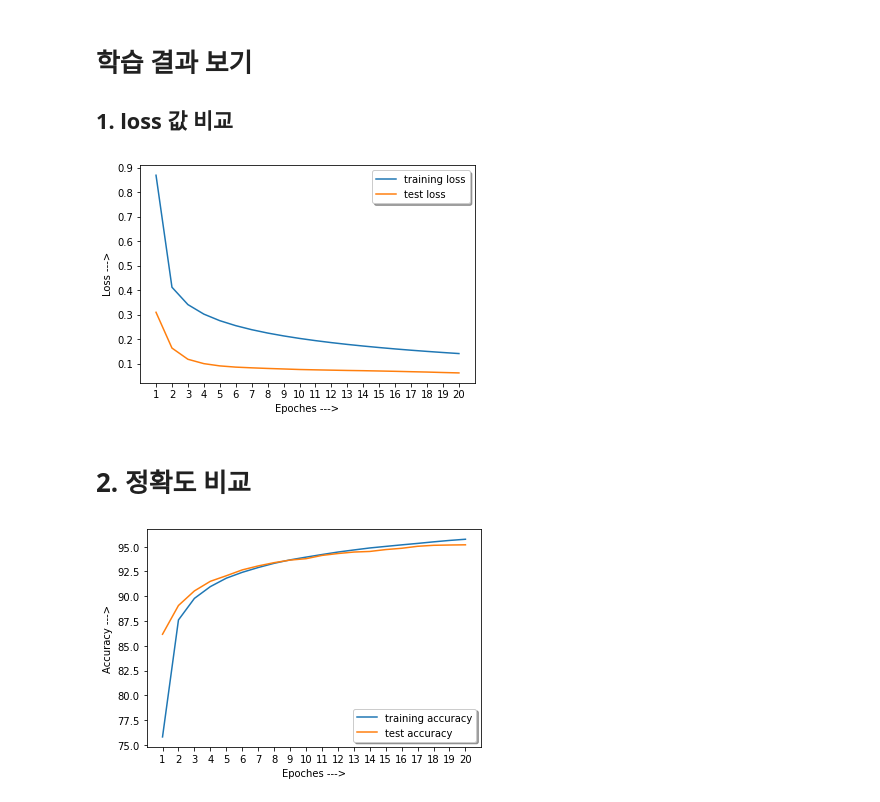
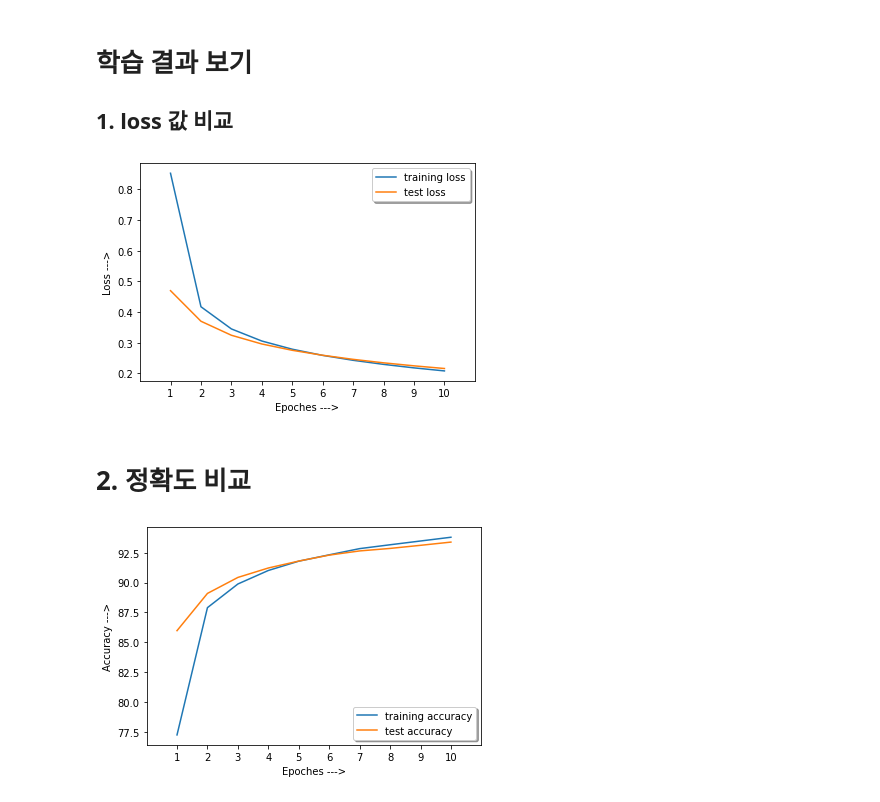
Before and after one commit to zeus6768/2021_ai, a Jupyter notebook: 12th week assignment.ipynb, the cells around one changed output. Cells and saved outputs as stored; diff of their text form; code cells hidden in the pictures.

```diff
--- a/12th week assignment.ipynb
+++ b/12th week assignment.ipynb
@@ -153,10 +184,10 @@ def training(train_loader):
     test_accuracies = []
 
     # Weight(가중치)를 초기화 (torch rand 함수 이용, 도중에 빼기 0.5를 하여 함수값이 -0.5~0.5 사이로 만드세요)
-    W_ih = torch.rand(784, 100) - 0.5
-    W_ho = torch.rand(100, 10) - 0.5
+    W_ih = torch.rand(784, 100, requires_grad=True) - 0.5
+    W_ho = torch.rand(100, 10, requires_grad=True) - 0.5
 
-    for epoch in range(20):
+    for epoch in range(10):
 
         train_losses = []
         test_losses = []
@@ -187,11 +218,11 @@ def training(train_loader):
             loss = cross_entropy(softmaxed_outputs, expected_outputs)
 
              # training accuracy 정확도 구하기 위해 맞는 샘플 개수 세기
-            pred = #여기를 채우세요
-            train_correct += #여기를 채우세요
+            pred = torch.argmax(outputs, dim=1) #여기를 채우세요
+            train_correct += torch.eq(pred, label).sum() #여기를 채우세요
 
              # 32개의 이미지에 따른 loss를 scalar로 변환 하기
-            loss = #여기를 채우세요
+            loss = loss.mean()
 
             train_losses.append(loss.item())
 
@@ -200,12 +231,12 @@ def training(train_loader):
             W_ho.retain_grad()
 
             # Gradinet 구하기
-            #여기를 채우세요
+            loss.backward()
 
             with torch.no_grad():
                 # Gradient Descent 방식 적용
-                W_ih = #여기를 채우세요
-                W_ho = #여기를 채우세요
+                W_ih = W_ih - learning_rate * W_ih.grad
+                W_ho = W_ho - learning_rate * W_ho.grad
 
             W_ih.requires_grad = True
             W_ho.requires_grad = True
@@ -231,24 +262,24 @@ def training(train_loader):
 
                 # Forward propagration 계산하기.
                  # 첫번째 Layer의 값
-                outputs = #여기를 채우세요
+                outputs = torch.mm(image, W_ih)
 
                  # 결과 값(outputs)을 ReLU 함수에 적용하기
-                outputs = #여기를 채우세요
+                outputs = ReLU_func(outputs)
 
                  # 출력 layer 계산 하기
-                outputs = #여기를 채우세요
+                outputs = torch.mm(outputs, W_ho)
 
                 # Cross_entropy 함수를 적용하여 loss를 구하기
-                loss = #여기를 채우세요
+                loss = cross_entropy(softmax(outputs), one_hot_encoding(label))
 
                 # 32개의 이미지에 따른 loss를 scalar로 변환 하기
-                loss = #여기를 채우세요
+                loss = loss.mean()
                 test_losses.append(loss.item())
 
                 # 정확도 구하기
-                pred = #여기를 채우세요
-                correct += #여기를 채우세요
+                pred = torch.argmax(outputs, dim=1)
+                correct += torch.eq(pred, label).sum()
 
             test_accuracy = 100. * correct / len(test_loader.dataset)
             print('Test set: Accuracy: {}/{} ({:.0f}%)\n'
@@ -281,26 +312,26 @@ Test set: Accuracy: 9519/10000 (95%)
 # 학습 결과 보기
 ## 1. loss 값 비교
 # %%
-x = np.arange(1,21)
-plt.plot(#여기를 채우세요)
+x = np.arange(1,11)
+plt.plot(x, train_losses_per_epoch, x, test_losses_per_epoch)
 plt.legend(('training loss', 'test loss'), loc='upper right', shadow=True)
 plt.xlabel('Epoches --->')
 plt.ylabel('Loss --->')
-plt.xlim([0,21])
-plt.xticks(np.arange(1, 21, step=1))
+plt.xlim([0,11])
+plt.xticks(np.arange(1, 11, step=1))
 plt.show()
 # %% [output]
-[figure, old version]
+[figure, new version]
 # %% [markdown]
 # 2. 정확도 비교
 # %%
-x = np.arange(1,21)
-plt.plot(#여기를 채우세요)
+x = np.arange(1,11)
+plt.plot(x, train_accuracies, x, test_accuracies)
 plt.legend(('training accuracy', 'test accuracy'), loc='lower right', shadow=True)
 plt.xlabel('Epoches --->')
 plt.ylabel('Accuracy --->')
-plt.xlim([0,21])
-plt.xticks(np.arange(1, 21, step=1))
+plt.xlim([0,11])
+plt.xticks(np.arange(1, 11, step=1))
 plt.show()
 # %% [output]
-[figure, old version]
+[figure, new version]
```
Also changed, not shown: parts of 3 cells of this notebook, 4 other files.
